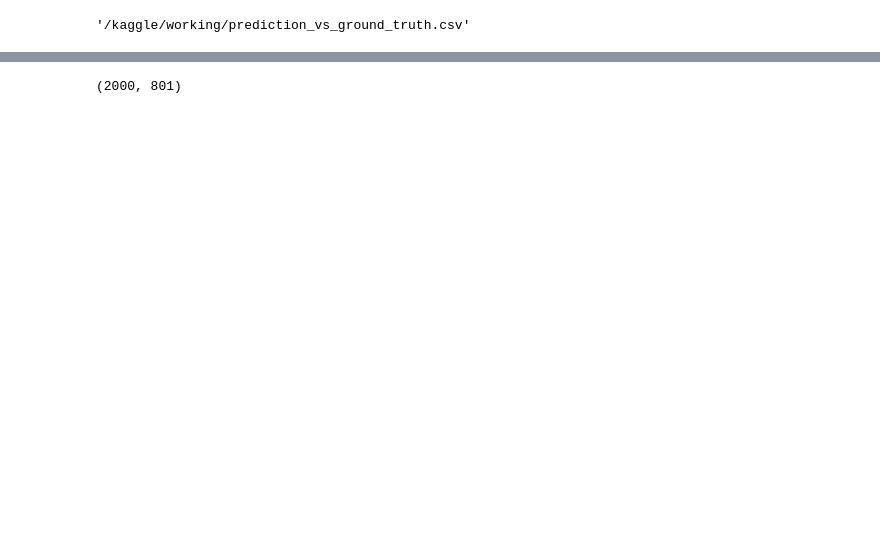
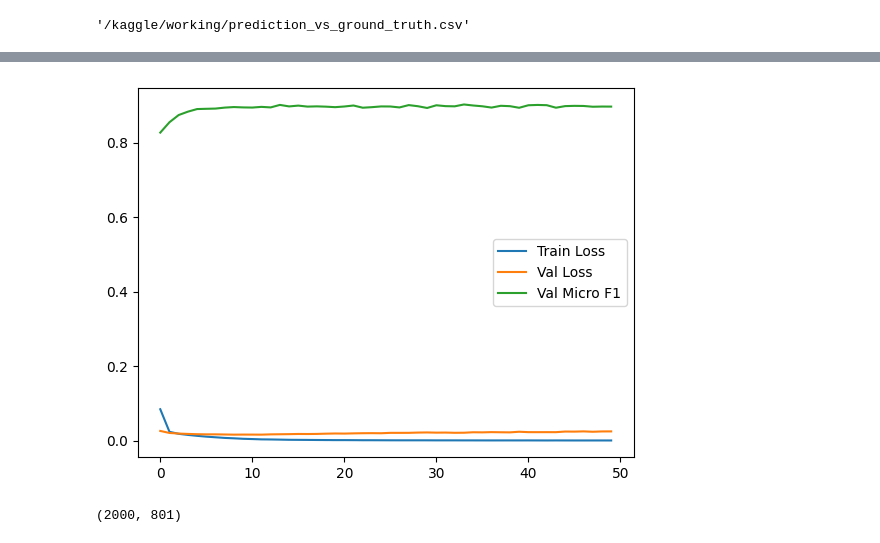
Before and after one commit to NeelTiwary/Ampli, a Jupyter notebook: neelmani.ipynb, the cells around one changed output, grey strips where cells are left out. Cells and saved outputs as stored; diff of their text form; code cells hidden in the pictures; blank space fills up the shorter version.

```diff
--- a/neelmani.ipynb
+++ b/neelmani.ipynb
@@ -744,20 +844,18 @@ class LIFNeuron(nn.Module):
         self.decay = decay
 
     def forward(self, x):
-        # x shape: [batch, channels, time]
         batch_size, channels, time = x.size()
         mem = torch.zeros(batch_size, channels, device=x.device)
         spikes = []
 
         for t in range(time):
-            input_t = x[:, :, t]  # shape: [batch, channels]
+            input_t = x[:, :, t]
             mem = self.decay * mem + input_t
             spike = (mem >= self.threshold).float()
-            mem = mem * (1 - spike)  # reset after spike
-            spikes.append(spike.unsqueeze(-1))  # shape: [batch, channels, 1]
+            mem = mem * (1 - spike)
+            spikes.append(spike.unsqueeze(-1))
 
-        return torch.cat(spikes, dim=-1)  # shape: [batch, channels, time]
-
+        return torch.cat(spikes, dim=-1)
 
 # ----------------------
 # SNN Model Definition
@@ -787,7 +885,7 @@ class SNNClassifier(nn.Module):
         return torch.sigmoid(self.out(x))
 
 # ----------------------
-# Train & Evaluate
+# Train & Evaluate with Metrics Tracking
 # ----------------------
 device = torch.device("cuda" if torch.cuda.is_available() else "cpu")
 
@@ -798,9 +896,14 @@ model = SNNClassifier(input_length, num_labels).to(device)
 criterion = nn.BCELoss()
 optimizer = optim.Adam(model.parameters(), lr=0.001)
 
-for epoch in range(50):  # Fewer epochs for memory safety
+train_losses = []
+val_losses = []
+val_f1s = []
+
+for epoch in range(50):
     model.train()
-    total_loss = 0
+    total_train_loss = 0
+
     for inputs, labels in train_loader:
         inputs, labels = inputs.to(device), labels.to(device)
         optimizer.zero_grad()
@@ -808,24 +911,46 @@ for epoch in range(50):  # Fewer epochs for memory safety
         loss = criterion(outputs, labels)
         loss.backward()
         optimizer.step()
-        total_loss += loss.item()
-    print(f"Epoch {epoch+1}, Loss: {total_loss / len(train_loader):.4f}")
+        total_train_loss += loss.item()
+
+    avg_train_loss = total_train_loss / len(train_loader)
+    train_losses.append(avg_train_loss)
+
+    # Validation phase
+    model.eval()
+    total_val_loss = 0
+    all_preds, all_labels = [], []
+
+    with torch.no_grad():
+        for inputs, labels in val_loader:
+            inputs, labels = inputs.to(device), labels.to(device)
+            outputs = model(inputs)
+            loss = criterion(outputs, labels)
+            total_val_loss += loss.item()
+
+            preds = (outputs > 0.5).float()
+            all_preds.extend(preds.cpu().numpy())
+            all_labels.extend(labels.cpu().numpy())
+
+    avg_val_loss = total_val_loss / len(val_loader)
+    val_losses.append(avg_val_loss)
+
+    f1 = f1_score(all_labels, all_preds, average='micro')
+    val_f1s.append(f1)
+
+    print(f"Epoch {epoch+1:02d}: Train Loss = {avg_train_loss:.4f}, Val Loss = {avg_val_loss:.4f}, Micro F1 = {f1:.4f}")
 
 # ----------------------
-# Evaluation
+# Final Classification Report
 # ----------------------
-model.eval()
-all_preds, all_labels = [], []
+print("\nFinal Classification Report:")
+print(classification_report(all_labels, all_preds, target_names=[str(l) for l in mlb.classes_]))
 
-with torch.no_grad():
-    for inputs, labels in val_loader:
-        inputs = inputs.to(device)
-        outputs = model(inputs)
-        preds = (outputs.cpu() > 0.5).int()
-        all_preds.extend(preds.numpy())
-        all_labels.extend(labels.numpy())
-
-f1 = f1_score(all_labels, all_preds, average='micro')
-print(f"\nMicro F1 Score: {f1:.4f}")
-print("\nClassification Report:\n", classification_report(all_labels, all_preds, target_names=[str(l) for l in mlb.classes_]))
+# Optionally plot losses & F1 (if needed)
+import matplotlib.pyplot as plt
+plt.plot(train_losses, label='Train Loss')
+plt.plot(val_losses, label='Val Loss')
+plt.plot(val_f1s, label='Val Micro F1')
+plt.legend()
+plt.show()
 # %% [output]
@@ -849,3 +974,4 @@ weighted avg       0.87      0.83      0.85      1797
+[figure, added]
 # %%
 amplitude_df.shape
 # %% [output]
```
Also changed, not shown: parts of 10 cells of this notebook.
